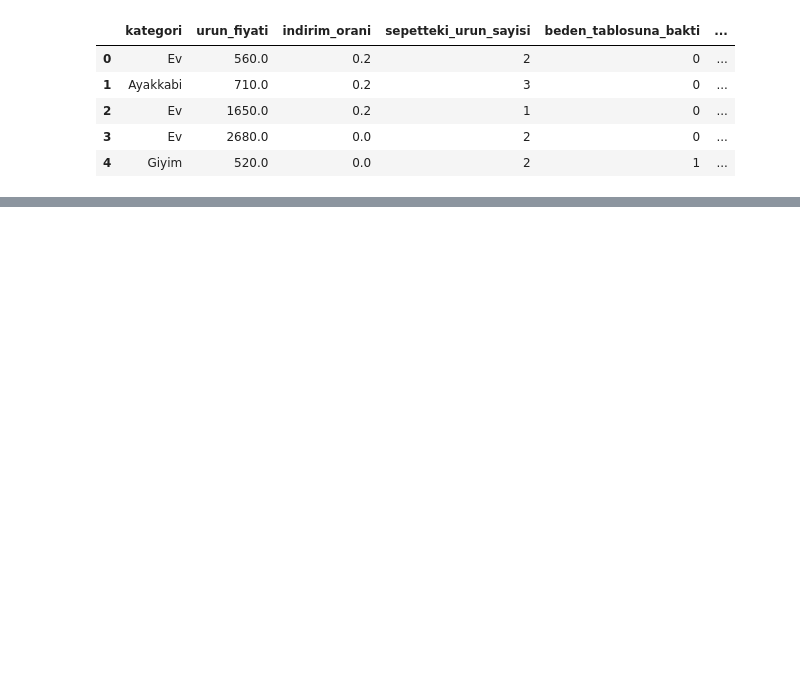
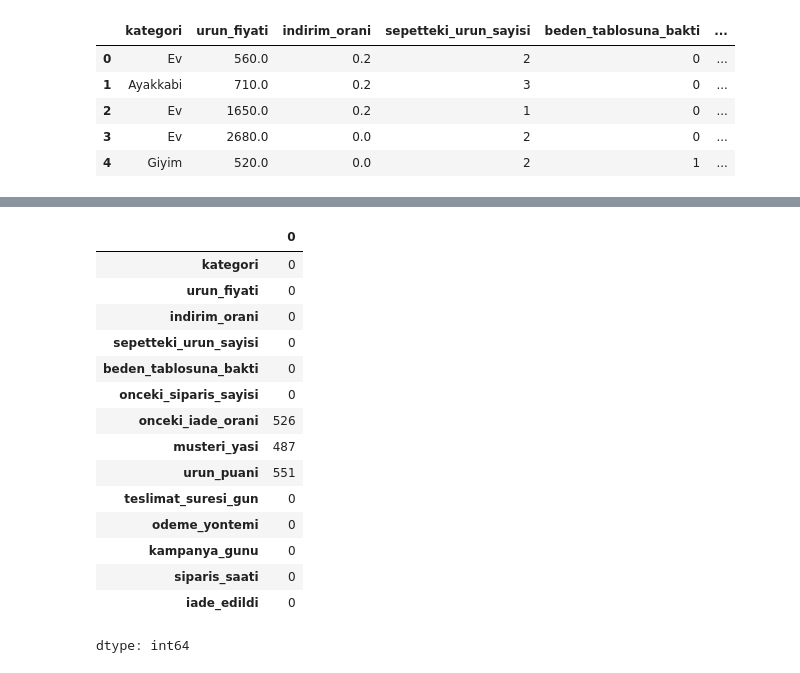
Before and after one commit to europecodingschool/ECS---VB---YZ---08.26, a Jupyter notebook: VB_YZ_Ders_16_2.ipynb, the cells around one changed output, grey strips where cells are left out. Drawn from its saved outputs; the diff is of its cells as text; code cells hidden in the pictures; blank space fills up the shorter version.

```diff
--- a/VB_YZ_Ders_16_2.ipynb
+++ b/VB_YZ_Ders_16_2.ipynb
@@ -18,0 +43,19 @@ veri.head()
+# %%
+veri.isnull().sum()
+# %% [output]
+|  | 0 |
+| kategori | 0 |
+| urun_fiyati | 0 |
+| indirim_orani | 0 |
+| sepetteki_urun_sayisi | 0 |
+| beden_tablosuna_bakti | 0 |
+| onceki_siparis_sayisi | 0 |
+| onceki_iade_orani | 526 |
+| musteri_yasi | 487 |
+| urun_puani | 551 |
+| teslimat_suresi_gun | 0 |
+| odeme_yontemi | 0 |
+| kampanya_gunu | 0 |
+| siparis_saati | 0 |
+| iade_edildi | 0 |
+dtype: int64
```
Also changed, not shown: parts of 14 cells of this notebook.
